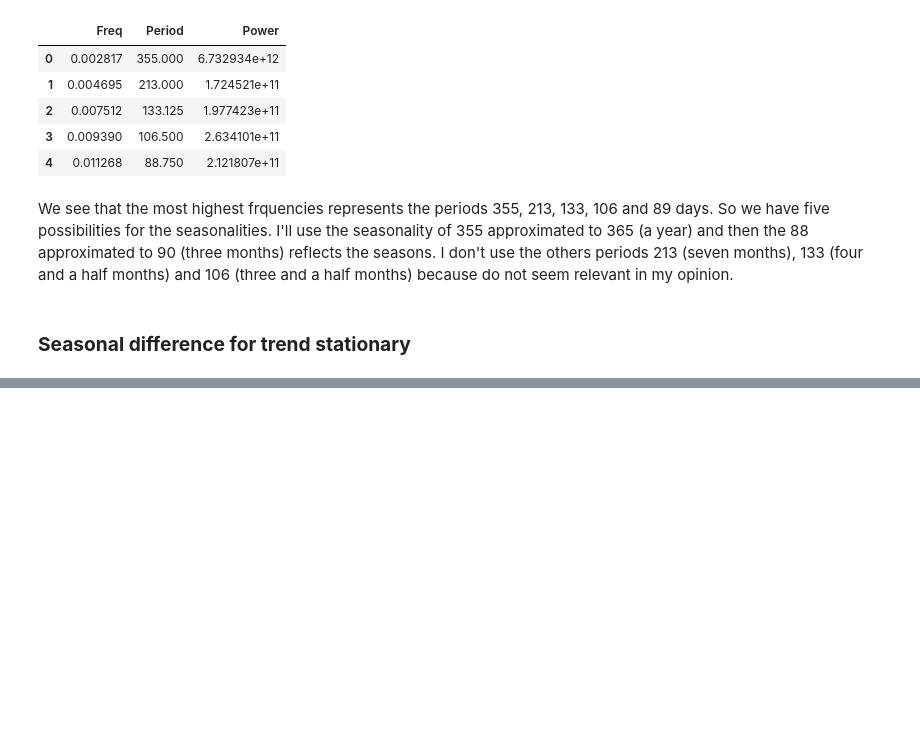
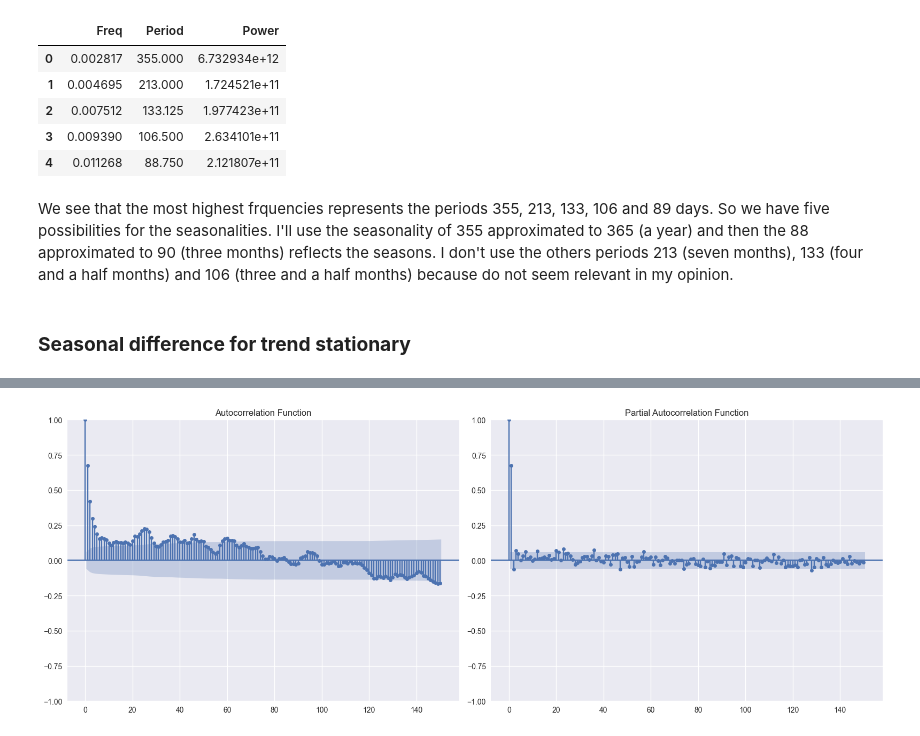
Before and after one commit to AlessandroSignoretto/Statistical_Models_project, a Jupyter notebook: Models_project.ipynb, the cells around one changed output, grey strips where cells are left out. Saved outputs shown, nothing was run; the diff lists cells and outputs as text; code cells hidden in the pictures; blank space fills up the shorter version.

Commit message:
ACF and PACF

```diff
--- a/Models_project.ipynb
+++ b/Models_project.ipynb
@@ -388,0 +454,17 @@ Let's go back to the stationary. Now that we have found the most frequent period
+# %%
+# Create a figure with two subplots
+fig, ax = plt.subplots(1, 2, figsize=(16, 6))
+
+# Plot ACF
+plot_acf(wind_generation_train, lags=150, ax=ax[0])
+ax[0].set_title('Autocorrelation Function')
+
+# Plot PACF
+plot_pacf(wind_generation_train, lags=150, ax=ax[1], method='ywm')
+ax[1].set_title('Partial Autocorrelation Function')
+
+# Show the plots
+plt.tight_layout()
+plt.show()
+# %% [output]
+[figure, added]
```
Also changed, not shown: parts of 11 cells of this notebook.
